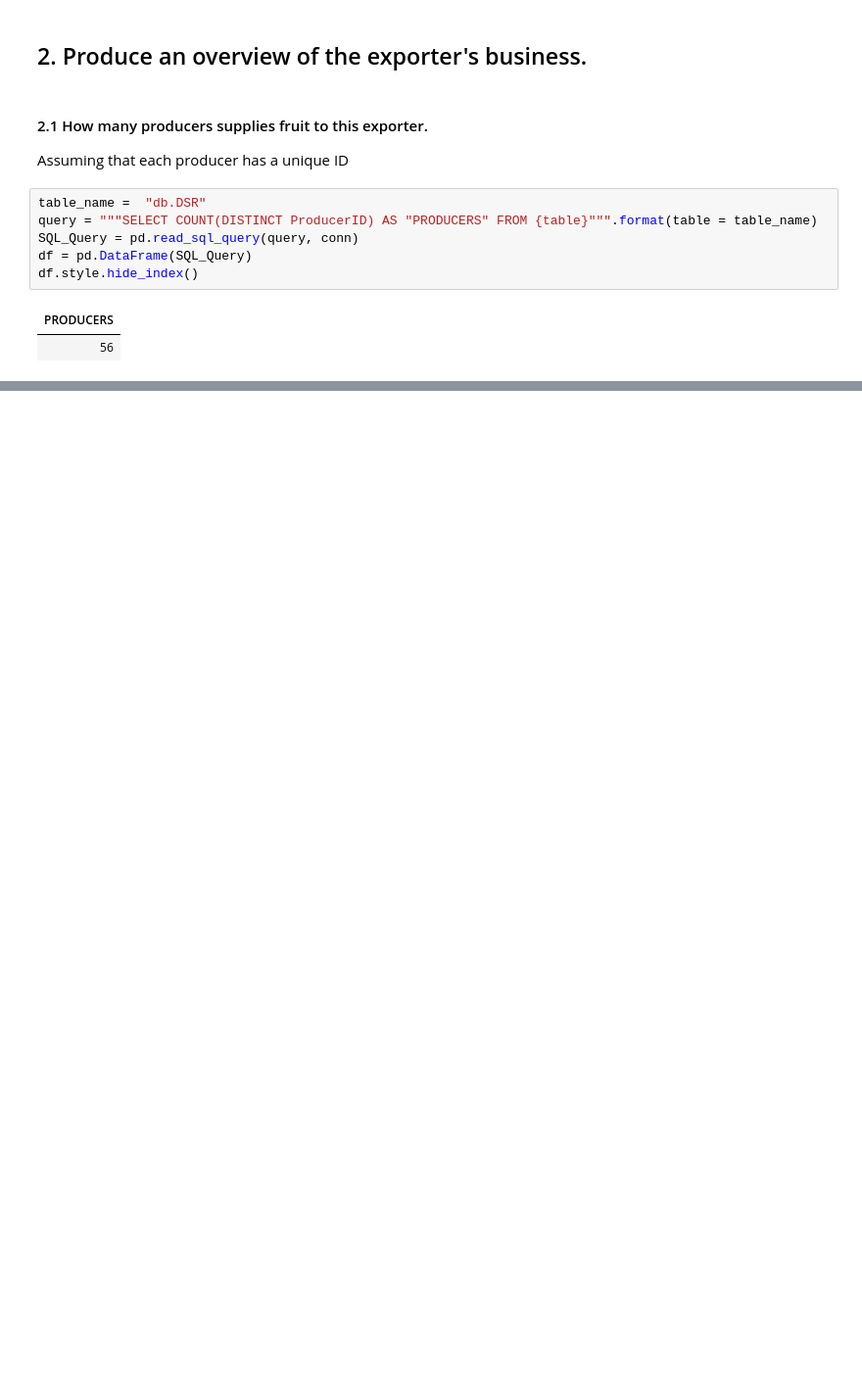
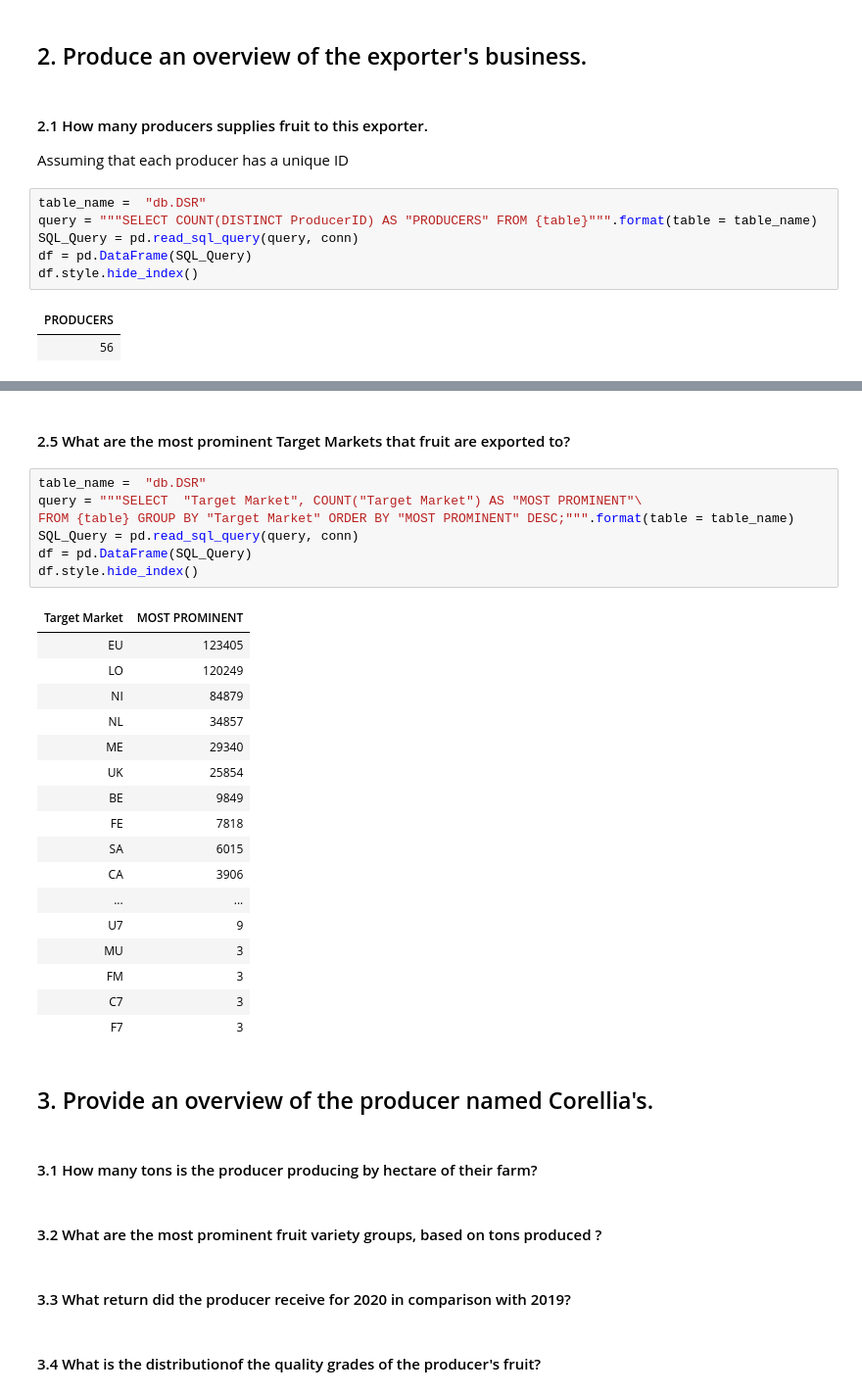
Before and after one commit to Sibusiso-Mgidi/atom_dts_assessment, a Jupyter notebook: Atom Assessment 2021.ipynb, the cells around one changed output, grey strips where cells are left out. Shown at 98% size. Saved outputs shown, nothing was run; the diff lists cells and outputs as text; blank space fills up the shorter version.

Commit message:
added the prominent method

```diff
--- a/Atom Assessment 2021.ipynb
+++ b/Atom Assessment 2021.ipynb
@@ -578,0 +552,37 @@ df
+# %% [markdown]
+#### 2.5 What are the most prominent Target Markets that fruit are exported to?
+# %%
+table_name =  "db.DSR"
+query = """SELECT  "Target Market", COUNT("Target Market") AS "MOST PROMINENT"\
+FROM {table} GROUP BY "Target Market" ORDER BY "MOST PROMINENT" DESC;""".format(table = table_name)
+SQL_Query = pd.read_sql_query(query, conn)
+df = pd.DataFrame(SQL_Query)
+df.style.hide_index()
+# %% [output]
+| Target Market | MOST PROMINENT |
+| EU | 123405 |
+| LO | 120249 |
+| NI | 84879 |
+| NL | 34857 |
+| ME | 29340 |
+| UK | 25854 |
+| BE | 9849 |
+| FE | 7818 |
+| SA | 6015 |
+| CA | 3906 |
+| ... | ... |
+| U7 | 9 |
+| MU | 3 |
+| FM | 3 |
+| C7 | 3 |
+| F7 | 3 |
+# %% [markdown]
+## 3. Provide an overview of the producer named Corellia's.
+# %% [markdown]
+#### 3.1 How many tons is the producer producing by hectare of their farm?
+# %% [markdown]
+#### 3.2 What are the most prominent fruit variety groups, based on tons produced ?
+# %% [markdown]
+#### 3.3 What return did the producer receive for 2020 in comparison with 2019?
+# %% [markdown]
+#### 3.4 What is the distributionof the quality grades of the producer's fruit?
```
Also changed, not shown: parts of 28 cells of this notebook.
